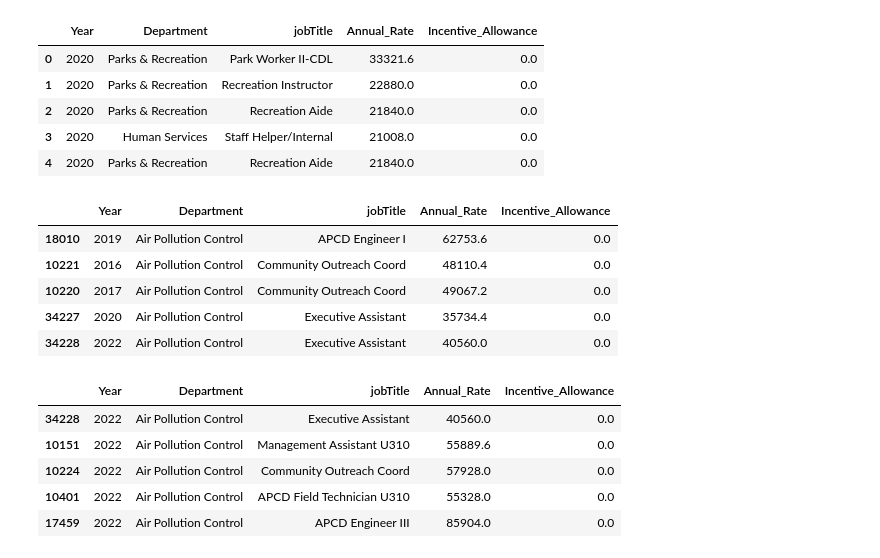
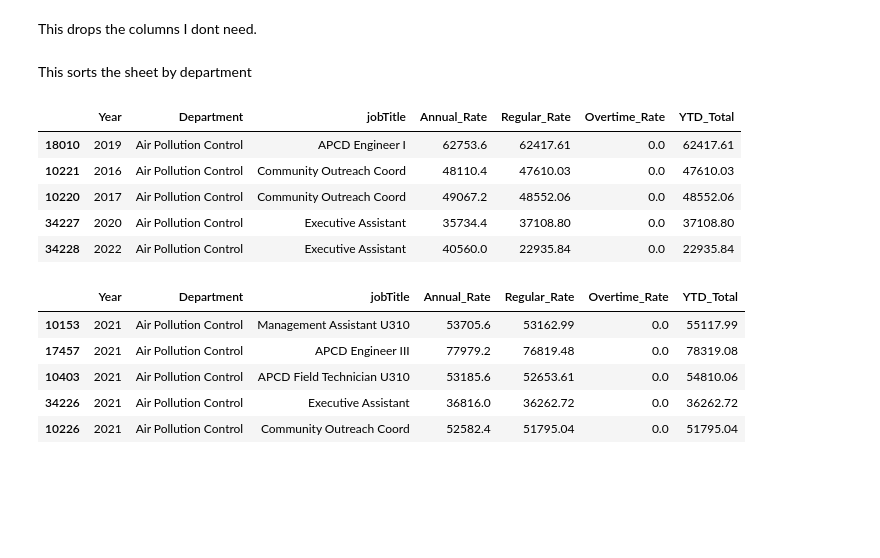
Before and after one commit to dmorton714/louisville_metro, a Jupyter notebook: lmg_salary.ipynb, the cells around one changed output. Saved outputs shown, nothing was run; the diff lists cells and outputs as text; code cells hidden in the pictures; blank space fills up the shorter version.

```diff
--- a/lmg_salary.ipynb
+++ b/lmg_salary.ipynb
@@ -10,4 +13,2 @@ import numpy as np
 # %%
-df = pd.read_csv('/content/salary.csv', encoding='cp1252')
-
-header_row
+df = pd.read_csv('https://raw.githubusercontent.com/dmorton714/louisville_metro/main/SalaryData.csv', encoding='cp1252')
@@ -25,32 +15,28 @@ header_row
+# %% [markdown]
+This drops the columns I dont need.
 # %%
-df.drop(columns=['Employee_Name', 'Regular_Rate', 'Overtime_Rate', 'Other', 'YTD_Total'], inplace=True)
+df.drop(columns=['Employee_Name', 'Incentive_Allowance', 'Other'], inplace=True)
 df.rename(columns={'CalYear':'Year'}, inplace=True)
-df.head()
-# %% [output]
-|  | Year | Department | jobTitle | Annual_Rate | Incentive_Allowance |
-| 0 | 2020 | Parks & Recreation | Park Worker II-CDL | 33321.6 | 0.0 |
-| 1 | 2020 | Parks & Recreation | Recreation Instructor | 22880.0 | 0.0 |
-| 2 | 2020 | Parks & Recreation | Recreation Aide | 21840.0 | 0.0 |
-| 3 | 2020 | Human Services | Staff Helper/Internal | 21008.0 | 0.0 |
-| 4 | 2020 | Parks & Recreation | Recreation Aide | 21840.0 | 0.0 |
+# %% [markdown]
+This sorts the sheet by department
 # %%
 df.sort_values(by='Department', inplace=True)
 
 df.head()
 # %% [output]
-|  | Year | Department | jobTitle | Annual_Rate | Incentive_Allowance |
-| 18010 | 2019 | Air Pollution Control | APCD Engineer I | 62753.6 | 0.0 |
-| 10221 | 2016 | Air Pollution Control | Community Outreach Coord | 48110.4 | 0.0 |
-| 10220 | 2017 | Air Pollution Control | Community Outreach Coord | 49067.2 | 0.0 |
-| 34227 | 2020 | Air Pollution Control | Executive Assistant | 35734.4 | 0.0 |
-| 34228 | 2022 | Air Pollution Control | Executive Assistant | 40560.0 | 0.0 |
+|  | Year | Department | jobTitle | Annual_Rate | Regular_Rate | Overtime_Rate | YTD_Total |
+| 18010 | 2019 | Air Pollution Control | APCD Engineer I | 62753.6 | 62417.61 | 0.0 | 62417.61 |
+| 10221 | 2016 | Air Pollution Control | Community Outreach Coord | 48110.4 | 47610.03 | 0.0 | 47610.03 |
+| 10220 | 2017 | Air Pollution Control | Community Outreach Coord | 49067.2 | 48552.06 | 0.0 | 48552.06 |
+| 34227 | 2020 | Air Pollution Control | Executive Assistant | 35734.4 | 37108.80 | 0.0 | 37108.80 |
+| 34228 | 2022 | Air Pollution Control | Executive Assistant | 40560.0 | 22935.84 | 0.0 | 22935.84 |
 # %%
-df.drop(df[df['Year'] != 2022].index, inplace=True)
+df.drop(df[df['Year'] != 2021].index, inplace=True)
 df.head()
 # %% [output]
-|  | Year | Department | jobTitle | Annual_Rate | Incentive_Allowance |
-| 34228 | 2022 | Air Pollution Control | Executive Assistant | 40560.0 | 0.0 |
-| 10151 | 2022 | Air Pollution Control | Management Assistant U310 | 55889.6 | 0.0 |
-| 10224 | 2022 | Air Pollution Control | Community Outreach Coord | 57928.0 | 0.0 |
-| 10401 | 2022 | Air Pollution Control | APCD Field Technician U310 | 55328.0 | 0.0 |
-| 17459 | 2022 | Air Pollution Control | APCD Engineer III | 85904.0 | 0.0 |
+|  | Year | Department | jobTitle | Annual_Rate | Regular_Rate | Overtime_Rate | YTD_Total |
+| 10153 | 2021 | Air Pollution Control | Management Assistant U310 | 53705.6 | 53162.99 | 0.0 | 55117.99 |
+| 17457 | 2021 | Air Pollution Control | APCD Engineer III | 77979.2 | 76819.48 | 0.0 | 78319.08 |
+| 10403 | 2021 | Air Pollution Control | APCD Field Technician U310 | 53185.6 | 52653.61 | 0.0 | 54810.06 |
+| 34226 | 2021 | Air Pollution Control | Executive Assistant | 36816.0 | 36262.72 | 0.0 | 36262.72 |
+| 10226 | 2021 | Air Pollution Control | Community Outreach Coord | 52582.4 | 51795.04 | 0.0 | 51795.04 |
```
Also changed, not shown: parts of 15 cells of this notebook.
